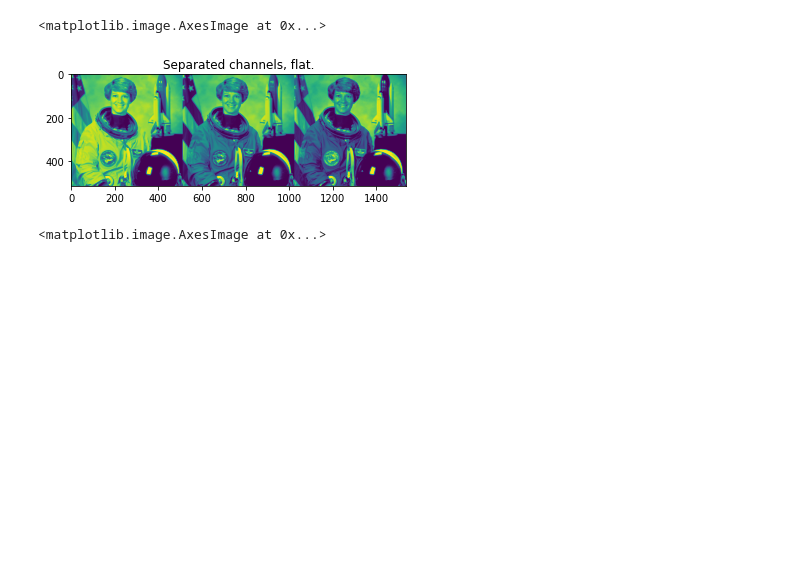
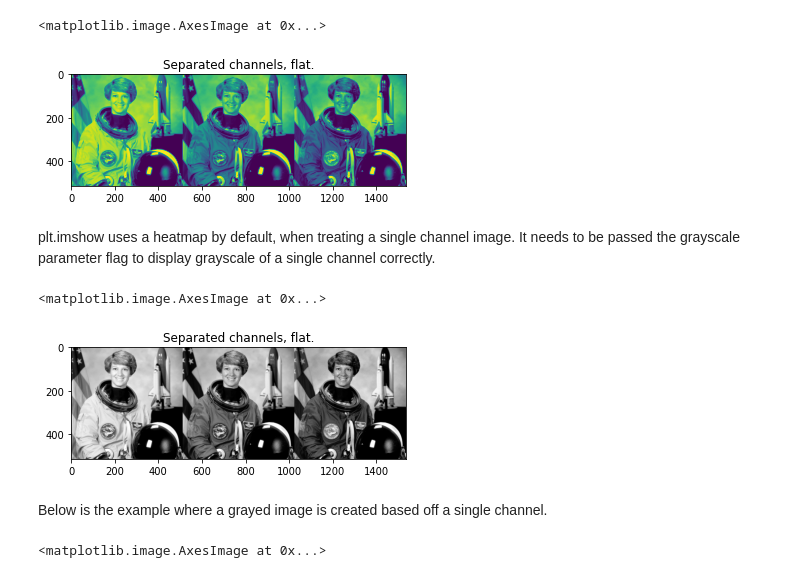
Before and after one commit to alexrayu/vfu, a Jupyter notebook: computer_vision/image_channels.ipynb, the cells around one changed output. Drawn from its saved outputs; the diff is of its cells as text; code cells hidden in the pictures; blank space fills up the shorter version.

Commit message:
RGB to gray task.

```diff
--- a/computer_vision/image_channels.ipynb
+++ b/computer_vision/image_channels.ipynb
@@ -38,6 +36,19 @@ plt.imshow(img_rgb)
 # %% [output]
 <matplotlib.image.AxesImage at 0x...>
 [figure]
+# %% [markdown]
+plt.imshow uses a heatmap by default, when treating a single channel image.
+It needs to be passed the grayscale parameter flag to display grayscale of a
+single channel correctly.
+# %%
+plt.figure()
+plt.title('Separated channels, flat.')
+plt.imshow(img_rgb, cmap="gray")
+# %% [output]
+<matplotlib.image.AxesImage at 0x...>
+[figure, added]
+# %% [markdown]
+Below is the example where a grayed image is created based off a single channel.
 # %%
 # Separated channels grayed.
 R_gr = image[:, :, (0, 0, 0)]
```
Also changed, not shown: parts of 5 cells of this notebook.
